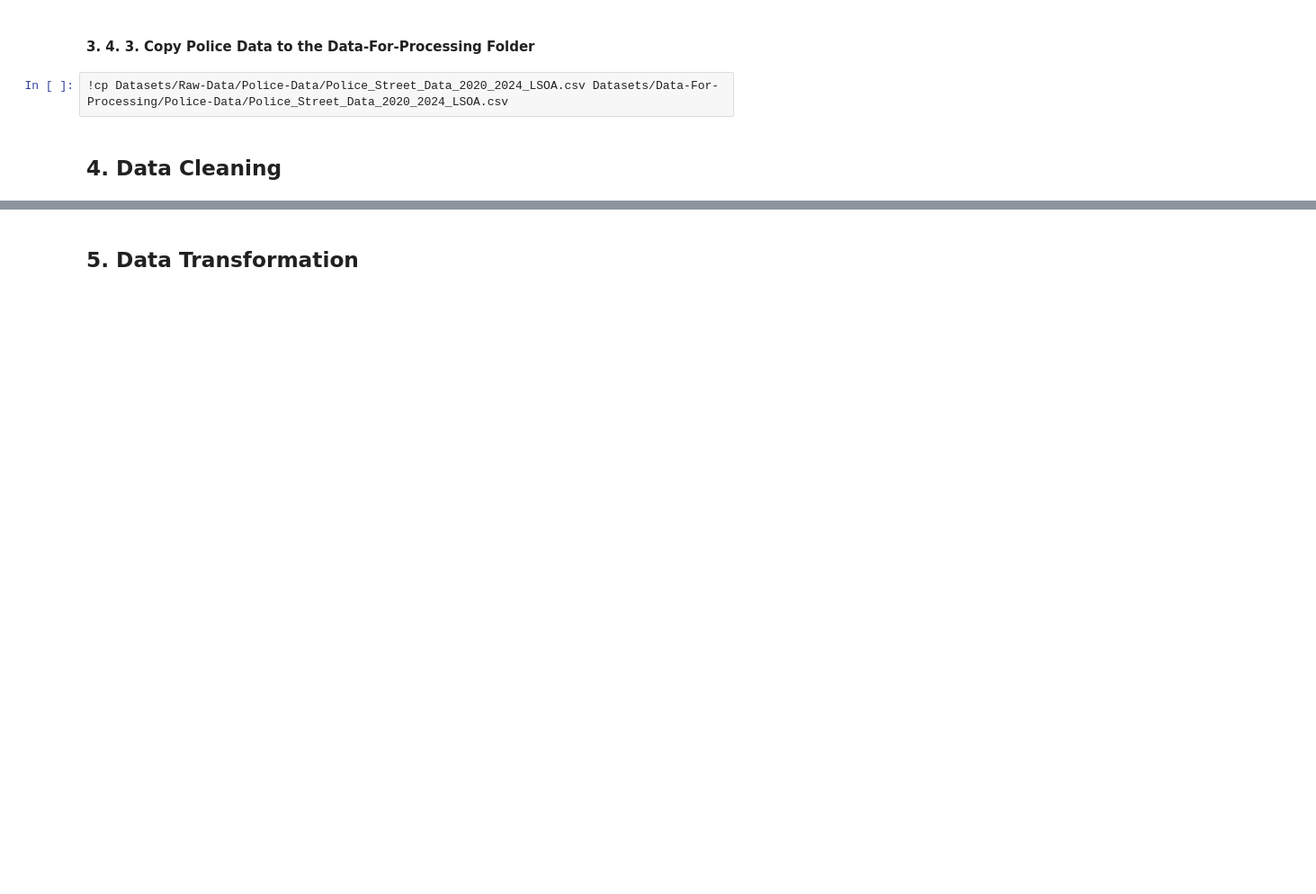
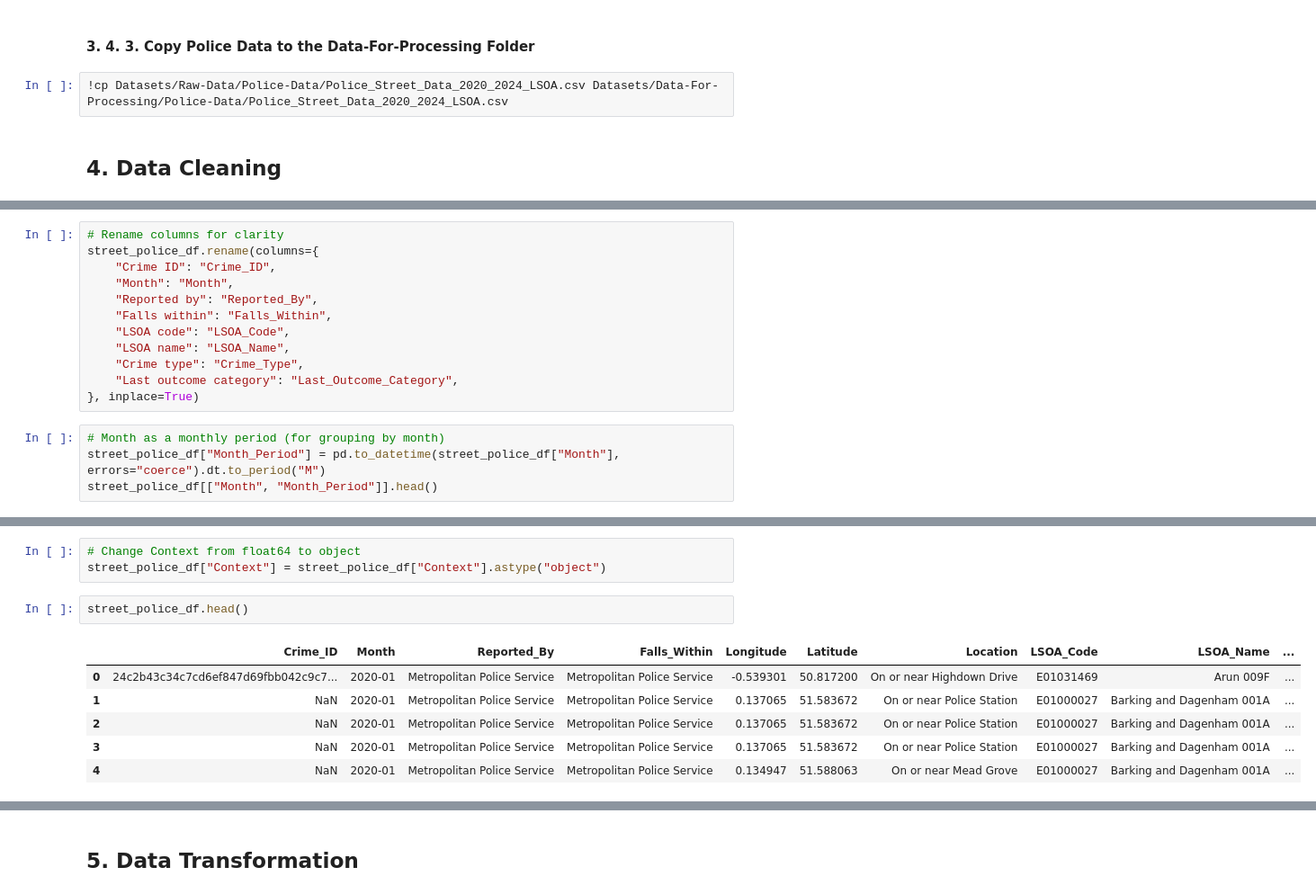
Before and after one commit to Sevinda-Herath/Predictive-Policing-in-the-London-Metropolitan-Police-District, a Jupyter notebook: main.ipynb, the cells around one changed output, grey strips where cells are left out. Shown at 90% size. Drawn from its saved outputs; the diff is of its cells as text; blank space fills up the shorter version.

```diff
--- a/main.ipynb
+++ b/main.ipynb
@@ -289,0 +305,16 @@ Combined police street rows: 5635649
+# %%
+# Rename columns for clarity
+street_police_df.rename(columns={
+    "Crime ID": "Crime_ID",
+    "Month": "Month",
+    "Reported by": "Reported_By",
+    "Falls within": "Falls_Within",
+    "LSOA code": "LSOA_Code",
+    "LSOA name": "LSOA_Name",
+    "Crime type": "Crime_Type",
+    "Last outcome category": "Last_Outcome_Category",
+}, inplace=True)
+# %%
+# Month as a monthly period (for grouping by month)
+street_police_df["Month_Period"] = pd.to_datetime(street_police_df["Month"], errors="coerce").dt.to_period("M")
+street_police_df[["Month", "Month_Period"]].head()
@@ -289,0 +328,12 @@ Combined police street rows: 5635649
+# %%
+# Change Context from float64 to object
+street_police_df["Context"] = street_police_df["Context"].astype("object")
+# %%
+street_police_df.head()
+# %% [output]
+|  | Crime_ID | Month | Reported_By | Falls_Within | Longitude | Latitude | Location | LSOA_Code | LSOA_Name | ... |
+| 0 | 24c2b43c34c7cd6ef847d69fbb042c9c7... | 2020-01 | Metropolitan Police Service | Metropolitan Police Service | -0.539301 | 50.817200 | On or near Highdown Drive | E01031469 | Arun 009F | ... |
+| 1 | NaN | 2020-01 | Metropolitan Police Service | Metropolitan Police Service | 0.137065 | 51.583672 | On or near Police Station | E01000027 | Barking and Dagenham 001A | ... |
+| 2 | NaN | 2020-01 | Metropolitan Police Service | Metropolitan Police Service | 0.137065 | 51.583672 | On or near Police Station | E01000027 | Barking and Dagenham 001A | ... |
+| 3 | NaN | 2020-01 | Metropolitan Police Service | Metropolitan Police Service | 0.137065 | 51.583672 | On or near Police Station | E01000027 | Barking and Dagenham 001A | ... |
+| 4 | NaN | 2020-01 | Metropolitan Police Service | Metropolitan Police Service | 0.134947 | 51.588063 | On or near Mead Grove | E01000027 | Barking and Dagenham 001A | ... |
```
Also changed, not shown: parts of 14 cells of this notebook, 1 other file.
